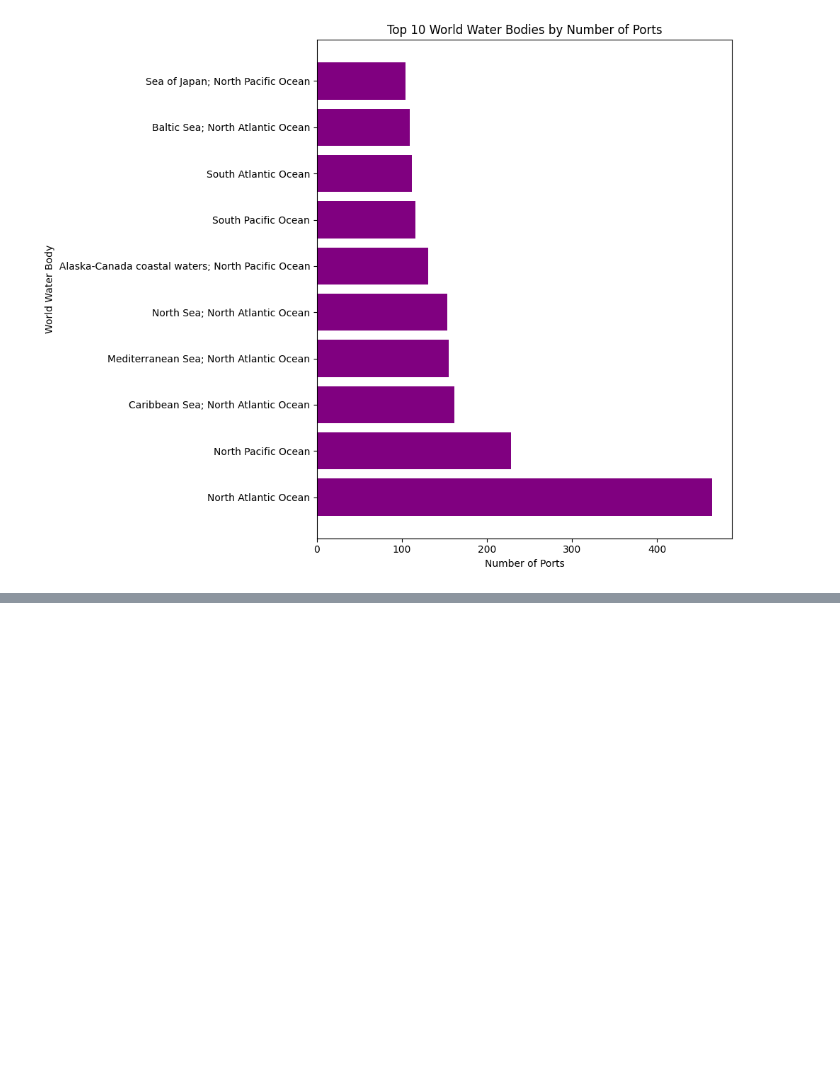
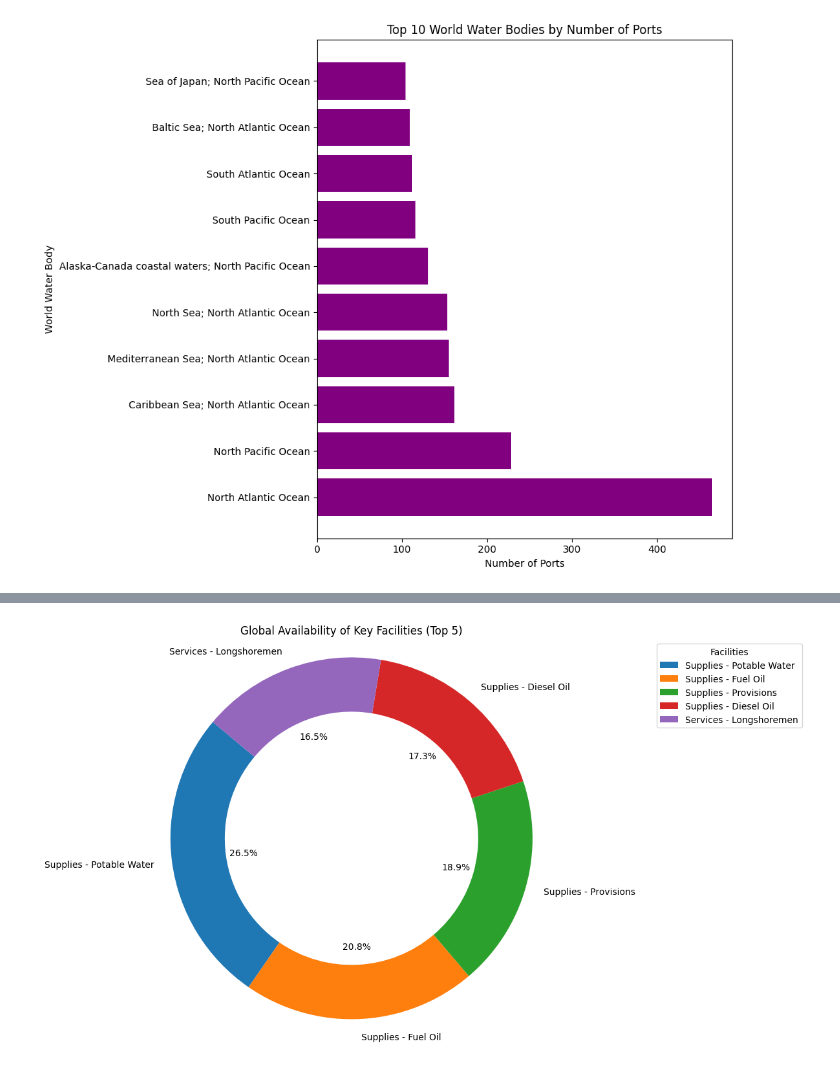
Before and after one commit to mohamadsolouki/Exploratory-Data-Analysis, a Jupyter notebook: EDA.ipynb, the cells around one changed output, grey strips where cells are left out. Cells and saved outputs as stored; diff of their text form; code cells hidden in the pictures; blank space fills up the shorter version.

```diff
--- a/EDA.ipynb
+++ b/EDA.ipynb
@@ -190,0 +339,13 @@ NameError: name 'facilities_columns' is not defined
+# %%
+# Calculate the global availability of key facilities
+global_availability = facilities_numerical.mean().sort_values(ascending=False).head(5)
+
+# Create a pie chart to visualize the global availability of key facilities with a legend
+plt.figure(figsize=(12, 8))
+plt.pie(global_availability, labels=global_availability.index, autopct='%1.1f%%', startangle=140, wedgeprops=dict(width=0.3))
+plt.legend(title='Facilities', bbox_to_anchor=(1, 1), loc='upper left')
+plt.title('Global Availability of Key Facilities (Top 5)')
+plt.axis('equal')  # Equal aspect ratio ensures that pie is drawn as a circle.
+plt.show()
+# %% [output]
+[figure, added]
```
Also changed, not shown: parts of 16 cells of this notebook.
